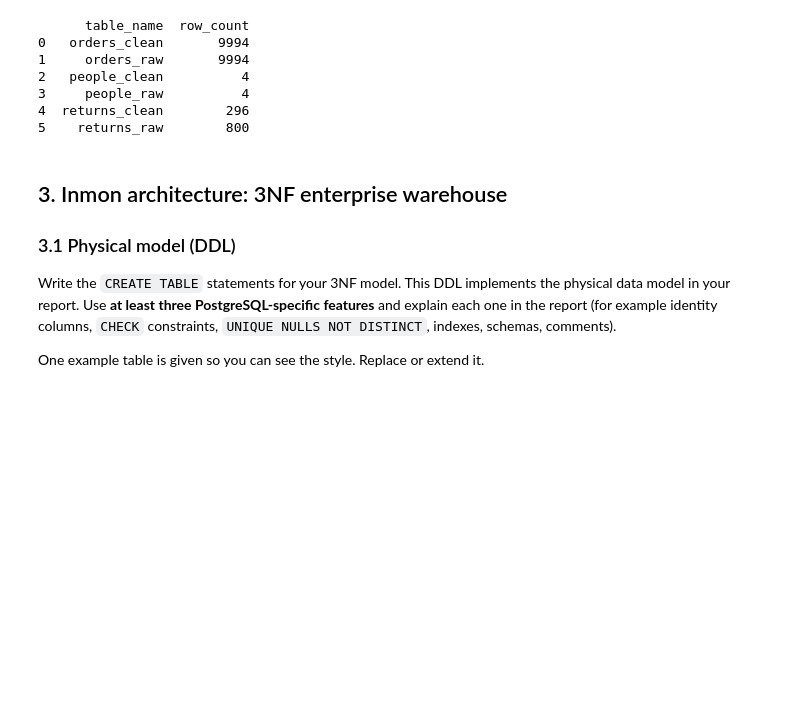
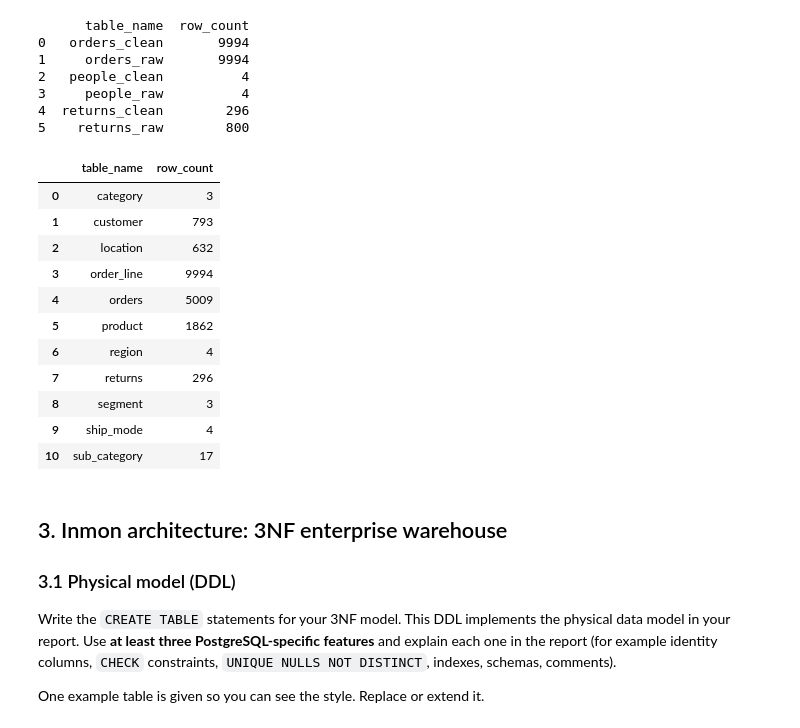
Before and after one commit to bienn2147/lab_act2_main, a Jupyter notebook: notebooks/DSA4156_Lab2_Template.ipynb, the cells around one changed output. Drawn from its saved outputs; the diff is of its cells as text; code cells hidden in the pictures; blank space fills up the shorter version.

```diff
--- a/notebooks/DSA4156_Lab2_Template.ipynb
+++ b/notebooks/DSA4156_Lab2_Template.ipynb
@@ -41,7 +41,7 @@ from sqlalchemy import create_engine, text
 from sqlalchemy import types as sa_types
 
 DATA_DIR = Path("data")
-DW_URL = os.getenv("DW_URL", "postgresql+psycopg2://postgres:password@localhost:5432/superstore_dw")
+DW_URL = os.getenv("DW_URL", "postgresql+psycopg2://postgres:<password>@localhost:5432/superstore_dw")
 
 engine = create_engine(DW_URL, future=True)
 
@@ -830,3 +898,66 @@ else:
+# %%
+INMON_LOAD = r"""
+INSERT INTO inmon.segment (segment_name)
+SELECT DISTINCT segment FROM staging.orders_clean;
+
+INSERT INTO inmon.ship_mode (ship_mode_name)
+SELECT DISTINCT ship_mode FROM staging.orders_clean;
+
+INSERT INTO inmon.category (category_name)
+SELECT DISTINCT category FROM staging.orders_clean;
+
+INSERT INTO inmon.sub_category (sub_category_name, category_id)
+SELECT DISTINCT o.sub_category, c.category_id
+FROM staging.orders_clean o
+JOIN inmon.category c ON c.category_name = o.category;
+
+INSERT INTO inmon.region (region_name, regional_manager)
+SELECT DISTINCT region, regional_manager FROM staging.people_clean;
+
+INSERT INTO inmon.location (postal_code, city, state, region_name)
+SELECT DISTINCT lpad(postal_code::text, 5, '0'), city, state, region
+FROM staging.orders_clean;
+
+INSERT INTO inmon.customer (customer_id, customer_name, segment_id)
+SELECT DISTINCT o.customer_id, o.customer_name, s.segment_id
+FROM staging.orders_clean o
+JOIN inmon.segment s ON s.segment_name = o.segment;
+
+INSERT INTO inmon.product (product_id, product_name, sub_category_id)
+SELECT DISTINCT ON (o.product_id)
+       o.product_id, o.product_name, sc.sub_category_id
+FROM staging.orders_clean o
+JOIN inmon.sub_category sc ON sc.sub_category_name = o.sub_category
+ORDER BY o.product_id, o.product_name;
+
+INSERT INTO inmon.orders (order_id, order_date, ship_date, ship_mode_id, customer_id, location_id)
+SELECT DISTINCT o.order_id, o.order_date, o.ship_date, sm.ship_mode_id, o.customer_id, l.location_id
+FROM staging.orders_clean o
+JOIN inmon.ship_mode sm ON sm.ship_mode_name = o.ship_mode
+JOIN inmon.location l   ON l.postal_code = lpad(o.postal_code::text, 5, '0') AND l.city = o.city;
+
+INSERT INTO inmon.order_line (row_id, order_id, product_id, sales, quantity, discount, profit)
+SELECT row_id, order_id, product_id, sales, quantity, discount, profit
+FROM staging.orders_clean;
+
+INSERT INTO inmon.returns (order_id, returned)
+SELECT order_id, TRUE FROM staging.returns_clean;
+"""
+run_sql(INMON_LOAD)
+table_counts("inmon")
+# %% [output]
+|  | table_name | row_count |
+| 0 | category | 3 |
+| 1 | customer | 793 |
+| 2 | location | 632 |
+| 3 | order_line | 9994 |
+| 4 | orders | 5009 |
+| 5 | product | 1862 |
+| 6 | region | 4 |
+| 7 | returns | 296 |
+| 8 | segment | 3 |
+| 9 | ship_mode | 4 |
+| 10 | sub_category | 17 |
 # %% [markdown]
 ## 3. Inmon architecture: 3NF enterprise warehouse
 
```
Also changed, not shown: parts of 4 cells of this notebook, 1 other file.
